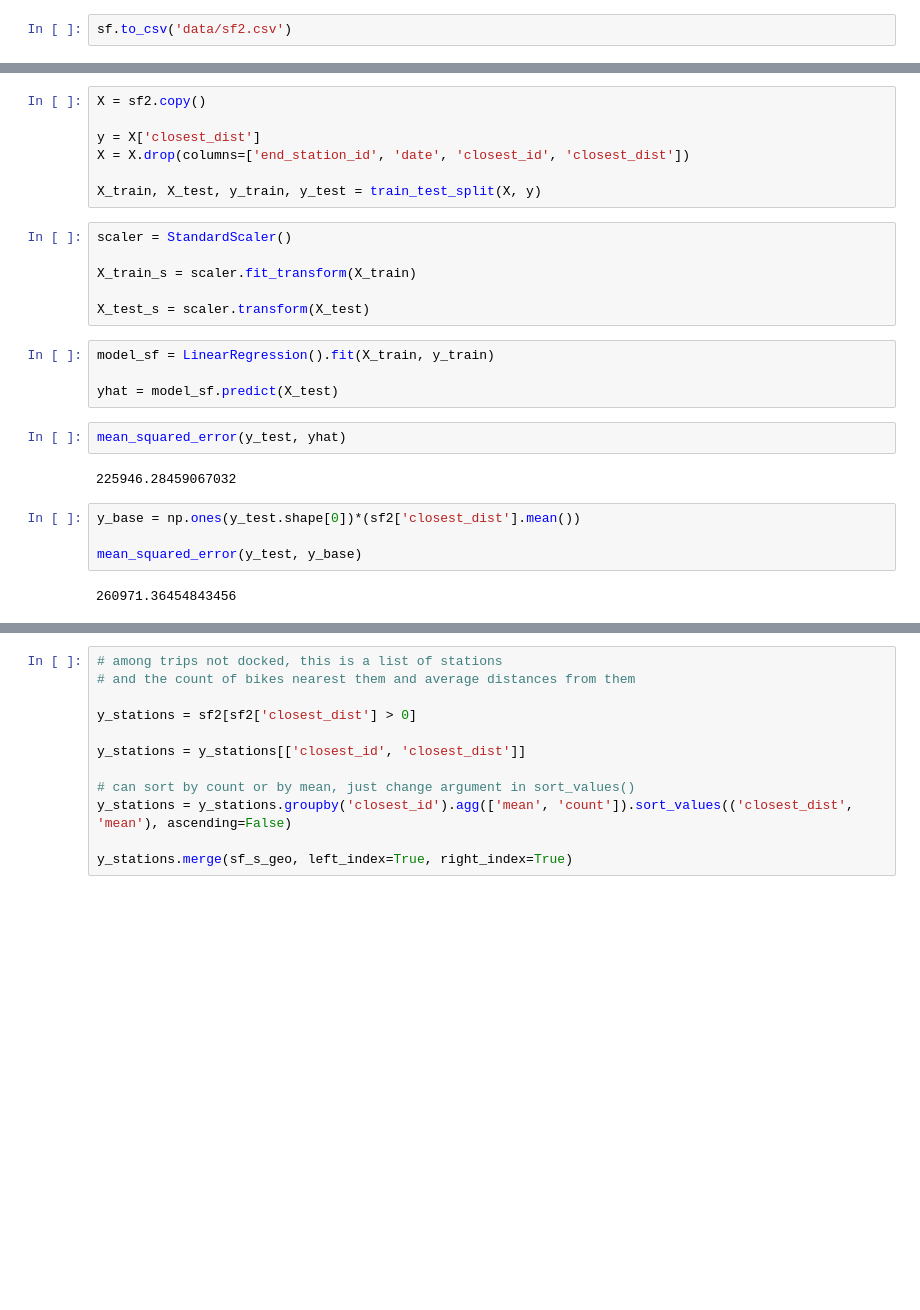
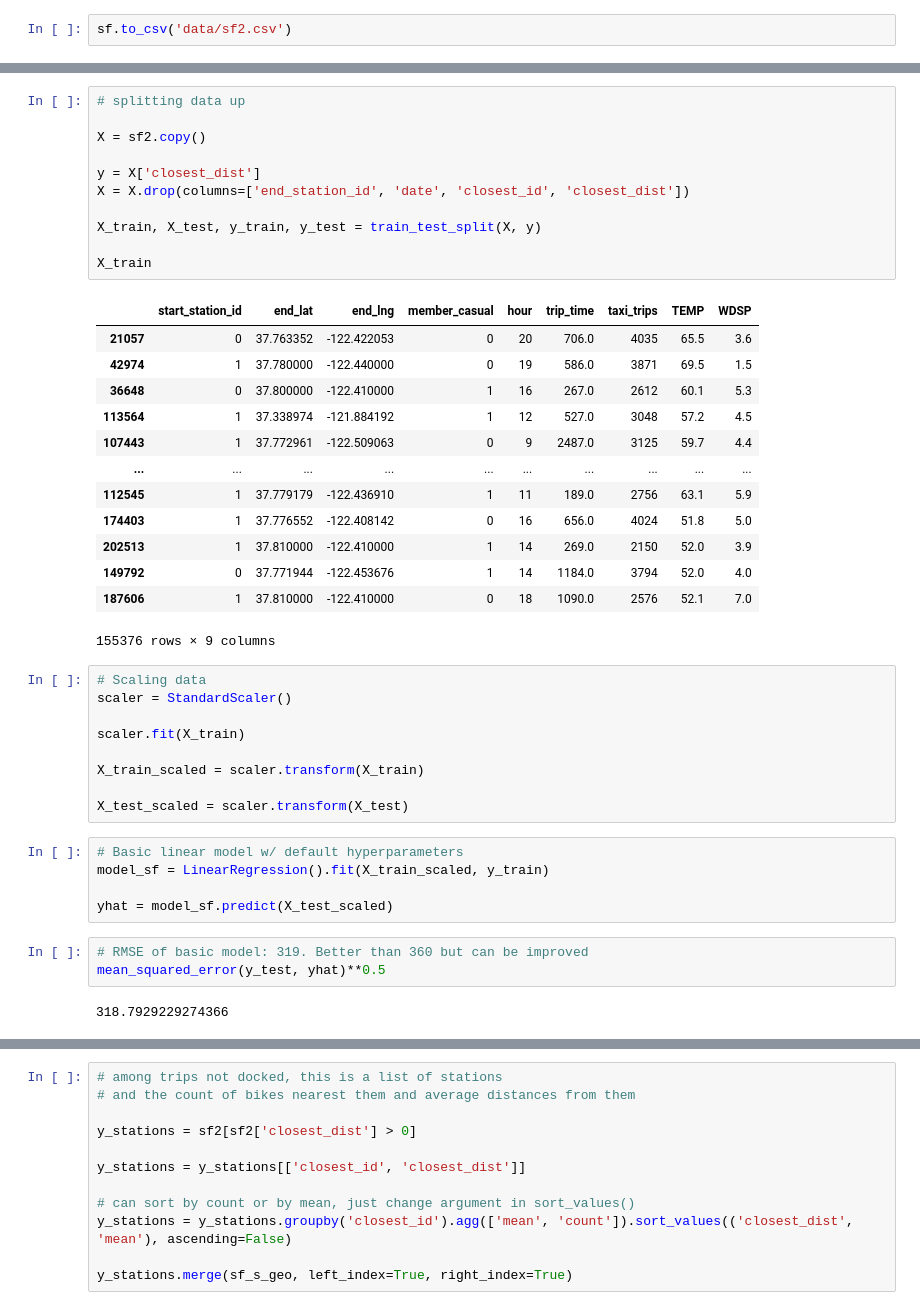
Before and after one commit to nick-kopy/Modeling-Electric-Rental-Bike-Lock-Ups, a Jupyter notebook: cap2.ipynb, the cells around one changed output, grey strips where cells are left out. Cells and saved outputs as stored; diff of their text form; blank space fills up the shorter version.

```diff
--- a/cap2.ipynb
+++ b/cap2.ipynb
@@ -579,27 +547,44 @@ dtype: int64
 # %%
+# splitting data up
+
 X = sf2.copy()
 
 y = X['closest_dist']
 X = X.drop(columns=['end_station_id', 'date', 'closest_id', 'closest_dist'])
 
 X_train, X_test, y_train, y_test = train_test_split(X, y)
+
+X_train
+# %% [output]
+|  | start_station_id | end_lat | end_lng | member_casual | hour | trip_time | taxi_trips | TEMP | WDSP |
+| 21057 | 0 | 37.763352 | -122.422053 | 0 | 20 | 706.0 | 4035 | 65.5 | 3.6 |
+| 42974 | 1 | 37.780000 | -122.440000 | 0 | 19 | 586.0 | 3871 | 69.5 | 1.5 |
+| 36648 | 0 | 37.800000 | -122.410000 | 1 | 16 | 267.0 | 2612 | 60.1 | 5.3 |
+| 113564 | 1 | 37.338974 | -121.884192 | 1 | 12 | 527.0 | 3048 | 57.2 | 4.5 |
+| 107443 | 1 | 37.772961 | -122.509063 | 0 | 9 | 2487.0 | 3125 | 59.7 | 4.4 |
+| ... | ... | ... | ... | ... | ... | ... | ... | ... | ... |
+| 112545 | 1 | 37.779179 | -122.436910 | 1 | 11 | 189.0 | 2756 | 63.1 | 5.9 |
+| 174403 | 1 | 37.776552 | -122.408142 | 0 | 16 | 656.0 | 4024 | 51.8 | 5.0 |
+| 202513 | 1 | 37.810000 | -122.410000 | 1 | 14 | 269.0 | 2150 | 52.0 | 3.9 |
+| 149792 | 0 | 37.771944 | -122.453676 | 1 | 14 | 1184.0 | 3794 | 52.0 | 4.0 |
+| 187606 | 1 | 37.810000 | -122.410000 | 0 | 18 | 1090.0 | 2576 | 52.1 | 7.0 |
+155376 rows × 9 columns
 # %%
+# Scaling data
 scaler = StandardScaler()
 
-X_train_s = scaler.fit_transform(X_train)
+scaler.fit(X_train)
 
-X_test_s = scaler.transform(X_test)
+X_train_scaled = scaler.transform(X_train)
+
+X_test_scaled = scaler.transform(X_test)
 # %%
-model_sf = LinearRegression().fit(X_train, y_train)
+# Basic linear model w/ default hyperparameters
+model_sf = LinearRegression().fit(X_train_scaled, y_train)
 
-yhat = model_sf.predict(X_test)
+yhat = model_sf.predict(X_test_scaled)
-# %%
-mean_squared_error(y_test, yhat)
-# %% [output]
-225946.28459067032
-# %%
-y_base = np.ones(y_test.shape[0])*(sf2['closest_dist'].mean())
-
-mean_squared_error(y_test, y_base)
-# %% [output]
-260971.36454843456
+# %%
+# RMSE of basic model: 319. Better than 360 but can be improved
+mean_squared_error(y_test, yhat)**0.5
+# %% [output]
+318.7929229274366
```
Also changed, not shown: parts of 29 cells of this notebook.
